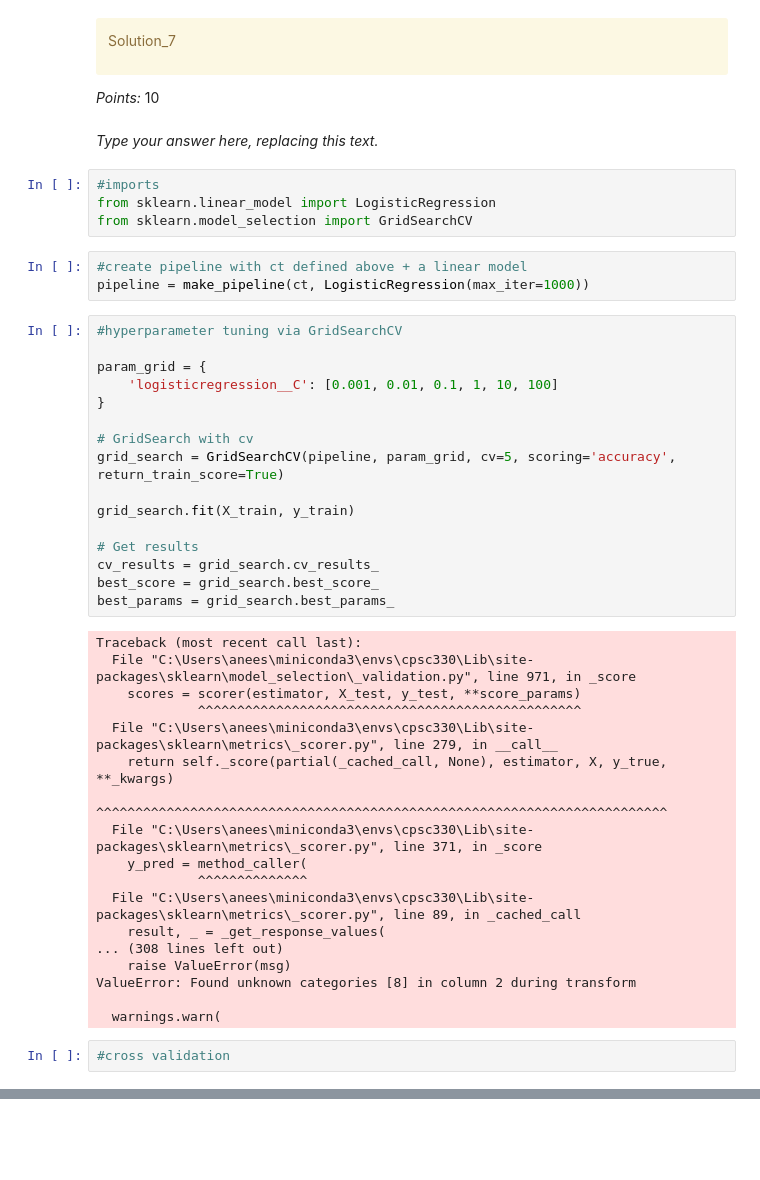
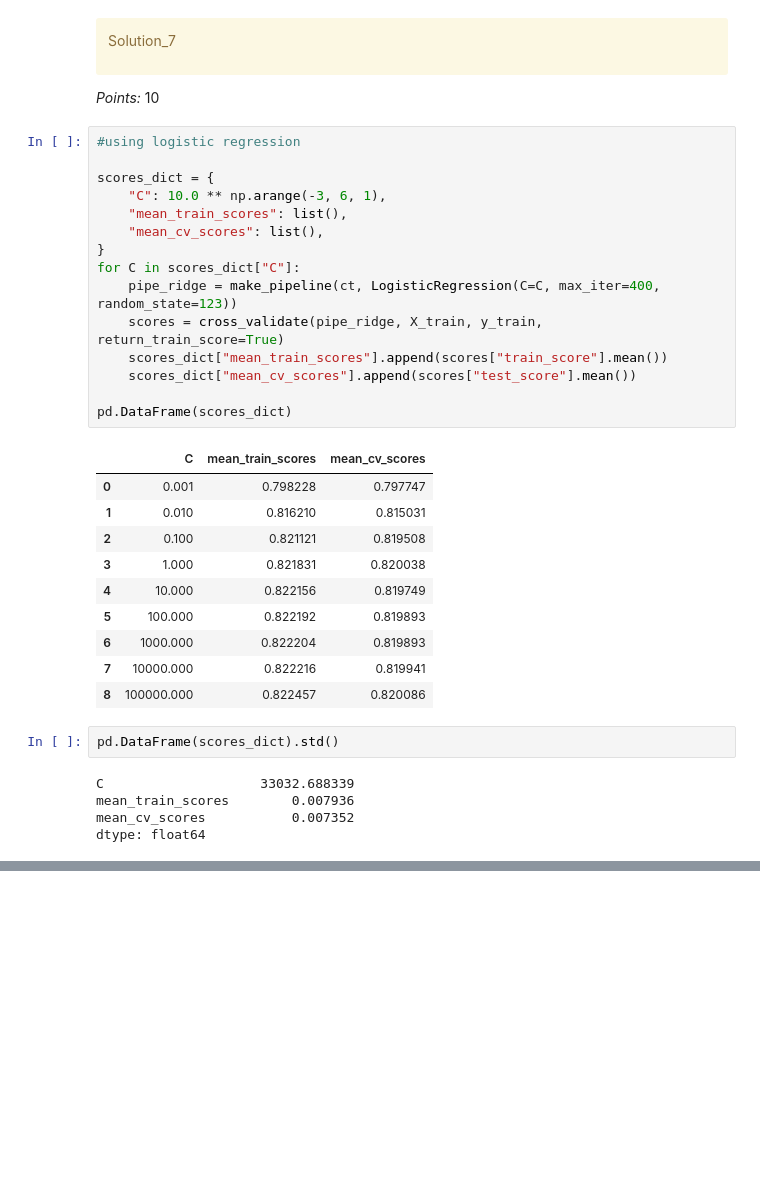
Before and after one commit to aneeshanavlakha/hw5, a Jupyter notebook: hw5.ipynb, the cells around one changed output, grey strips where cells are left out. Saved outputs shown, nothing was run; the diff lists cells and outputs as text; blank space fills up the shorter version.

```diff
--- a/hw5.ipynb
+++ b/hw5.ipynb
@@ -497,48 +498,36 @@ Solution_7
 </div>
 
 _Points:_ 10
-# %% [markdown]
-_Type your answer here, replacing this text._
-# %%
-#imports
-from sklearn.linear_model import LogisticRegression
-from sklearn.model_selection import GridSearchCV
-# %%
-#create pipeline with ct defined above + a linear model
-pipeline = make_pipeline(ct, LogisticRegression(max_iter=1000))
-# %%
-#hyperparameter tuning via GridSearchCV
-
-param_grid = {
-    'logisticregression__C': [0.001, 0.01, 0.1, 1, 10, 100]
-}
-
-# GridSearch with cv
-grid_search = GridSearchCV(pipeline, param_grid, cv=5, scoring='accuracy', return_train_score=True)
-
-grid_search.fit(X_train, y_train)
-
-# Get results
-cv_results = grid_search.cv_results_
-best_score = grid_search.best_score_
-best_params = grid_search.best_params_
-# %% [output]
-Traceback (most recent call last):
-  File "C:\Users\anees\miniconda3\envs\cpsc330\Lib\site-packages\sklearn\model_selection\_validation.py", line 971, in _score
-    scores = scorer(estimator, X_test, y_test, **score_params)
-             ^^^^^^^^^^^^^^^^^^^^^^^^^^^^^^^^^^^^^^^^^^^^^^^^^
-  File "C:\Users\anees\miniconda3\envs\cpsc330\Lib\site-packages\sklearn\metrics\_scorer.py", line 279, in __call__
-    return self._score(partial(_cached_call, None), estimator, X, y_true, **_kwargs)
-           ^^^^^^^^^^^^^^^^^^^^^^^^^^^^^^^^^^^^^^^^^^^^^^^^^^^^^^^^^^^^^^^^^^^^^^^^^
-  File "C:\Users\anees\miniconda3\envs\cpsc330\Lib\site-packages\sklearn\metrics\_scorer.py", line 371, in _score
-    y_pred = method_caller(
-             ^^^^^^^^^^^^^^
-  File "C:\Users\anees\miniconda3\envs\cpsc330\Lib\site-packages\sklearn\metrics\_scorer.py", line 89, in _cached_call
-    result, _ = _get_response_values(
-... (308 lines left out)
-    raise ValueError(msg)
-ValueError: Found unknown categories [8] in column 2 during transform
-
-  warnings.warn(
-# %%
-#cross validation
+# %%
+#using logistic regression
+
+scores_dict = {
+    "C": 10.0 ** np.arange(-3, 6, 1),
+    "mean_train_scores": list(),
+    "mean_cv_scores": list(),
+}
+for C in scores_dict["C"]:
+    pipe_ridge = make_pipeline(ct, LogisticRegression(C=C, max_iter=400, random_state=123))
+    scores = cross_validate(pipe_ridge, X_train, y_train, return_train_score=True)
+    scores_dict["mean_train_scores"].append(scores["train_score"].mean())
+    scores_dict["mean_cv_scores"].append(scores["test_score"].mean())
+
+pd.DataFrame(scores_dict)
+# %% [output]
+|  | C | mean_train_scores | mean_cv_scores |
+| 0 | 0.001 | 0.798228 | 0.797747 |
+| 1 | 0.010 | 0.816210 | 0.815031 |
+| 2 | 0.100 | 0.821121 | 0.819508 |
+| 3 | 1.000 | 0.821831 | 0.820038 |
+| 4 | 10.000 | 0.822156 | 0.819749 |
+| 5 | 100.000 | 0.822192 | 0.819893 |
+| 6 | 1000.000 | 0.822204 | 0.819893 |
+| 7 | 10000.000 | 0.822216 | 0.819941 |
+| 8 | 100000.000 | 0.822457 | 0.820086 |
+# %%
+pd.DataFrame(scores_dict).std()
+# %% [output]
+C                    33032.688339
+mean_train_scores        0.007936
+mean_cv_scores           0.007352
+dtype: float64
```
Also changed, not shown: parts of 61 cells of this notebook.
